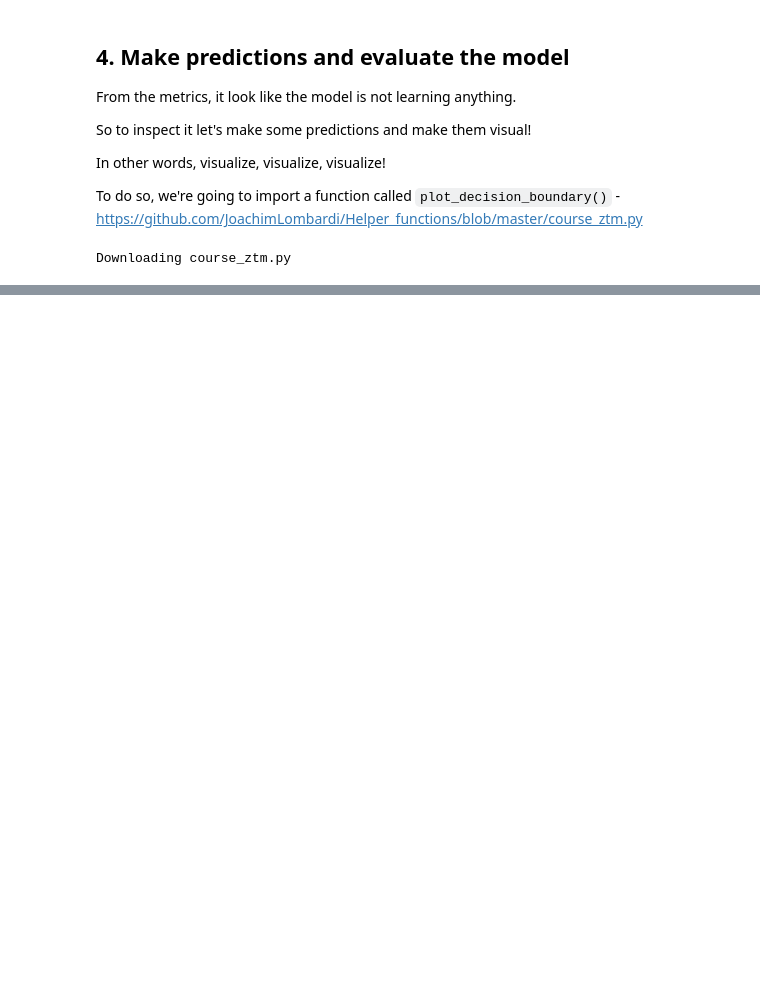
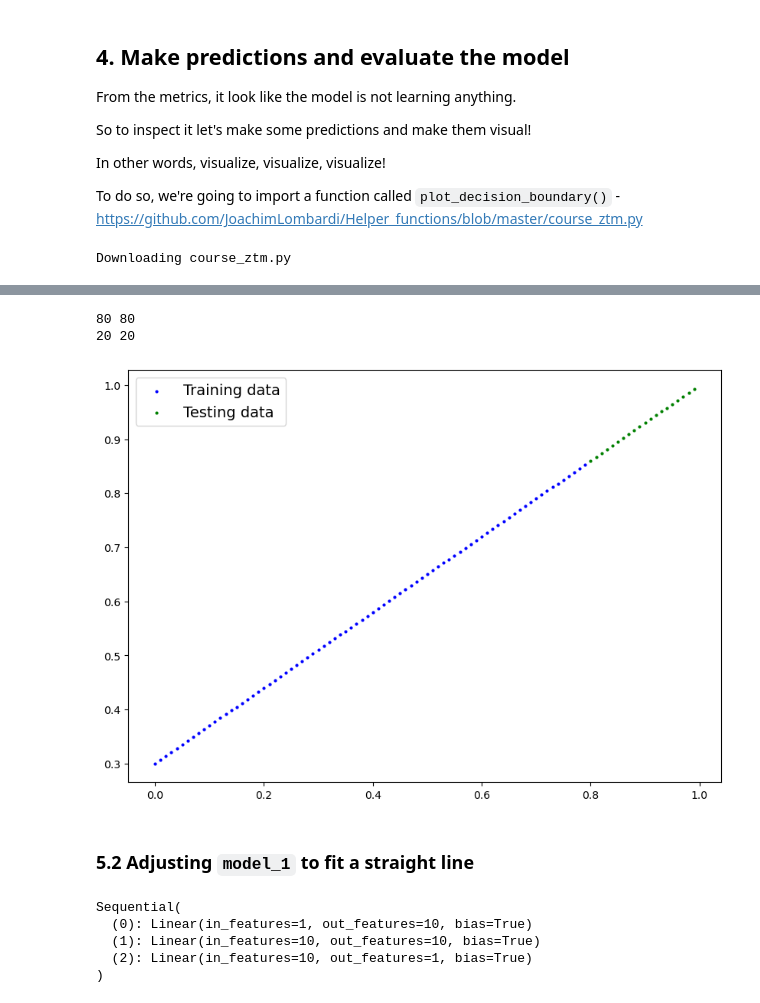
Before and after one commit to JoachimLombardi/Portfolio, a Jupyter notebook: Deep Learning/PyTorch/02_neural_network_classification_with_pytorch_video.ipynb, the cells around one changed output, grey strips where cells are left out. Drawn from its saved outputs; the diff is of its cells as text; code cells hidden in the pictures; blank space fills up the shorter version.

```diff
--- a/Deep Learning/PyTorch/02_neural_network_classification_with_pytorch_video.ipynb
+++ b/Deep Learning/PyTorch/02_neural_network_classification_with_pytorch_video.ipynb
@@ -409,0 +515,15 @@ plot_decision_boundary(model_0, X_test, y_test)
+# %%
+# Create some data
+weight = 0.7
+bias = 0.3
+start = 0
+end = 1
+step = 0.01
+X_regression = torch.arange(start, end, step).unsqueeze(dim=1)
+y_regression = weight * X_regression + bias
+
+# Check the data
+print(len(X_regression))
+print(len(y_regression))
+print(X_regression[:5])
+print(y_regression[:5])
@@ -409,0 +543,34 @@ plot_decision_boundary(model_0, X_test, y_test)
+# %%
+# Create training and test splits
+train_split = int(0.8 * len(X_regression))
+X_train_regression, y_train_regression = X_regression[:train_split], y_regression[:train_split]
+X_test_regression, y_test_regression = X_regression[train_split:], y_regression[train_split:]
+print(len(X_train_regression), len(y_train_regression))
+print(len(X_test_regression), len(y_test_regression))
+# %% [output]
+80 80
+20 20
+# %%
+plot_predictions(X_train_regression,
+                 y_train_regression,
+                 X_test_regression,
+                 y_test_regression)
+# %% [output]
+[figure, added]
+# %% [markdown]
+### 5.2 Adjusting `model_1` to fit a straight line
+# %%
+# Same architecture as model_1 (but using nn.Sequential())
+model_2 = nn.Sequential(
+    nn.Linear(in_features=1, out_features=10),
+    nn.Linear(in_features=10, out_features=10),
+    nn.Linear(in_features=10, out_features=1)
+).to(device)
+
+print(model_2)
+# %% [output]
+Sequential(
+  (0): Linear(in_features=1, out_features=10, bias=True)
+  (1): Linear(in_features=10, out_features=10, bias=True)
+  (2): Linear(in_features=10, out_features=1, bias=True)
+)
```
Also changed, not shown: parts of 33 cells of this notebook, 3 other files.
